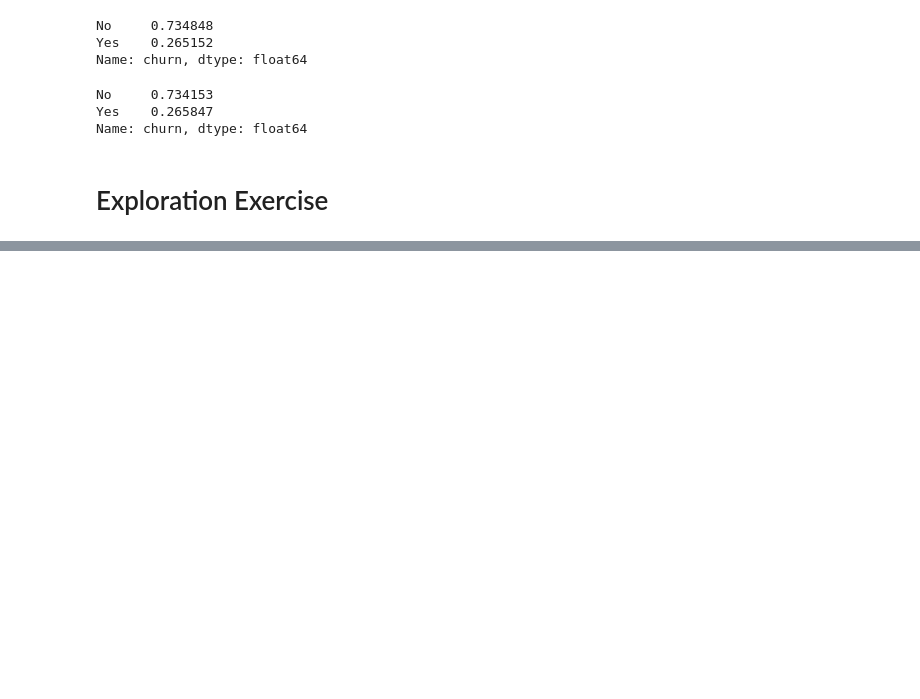
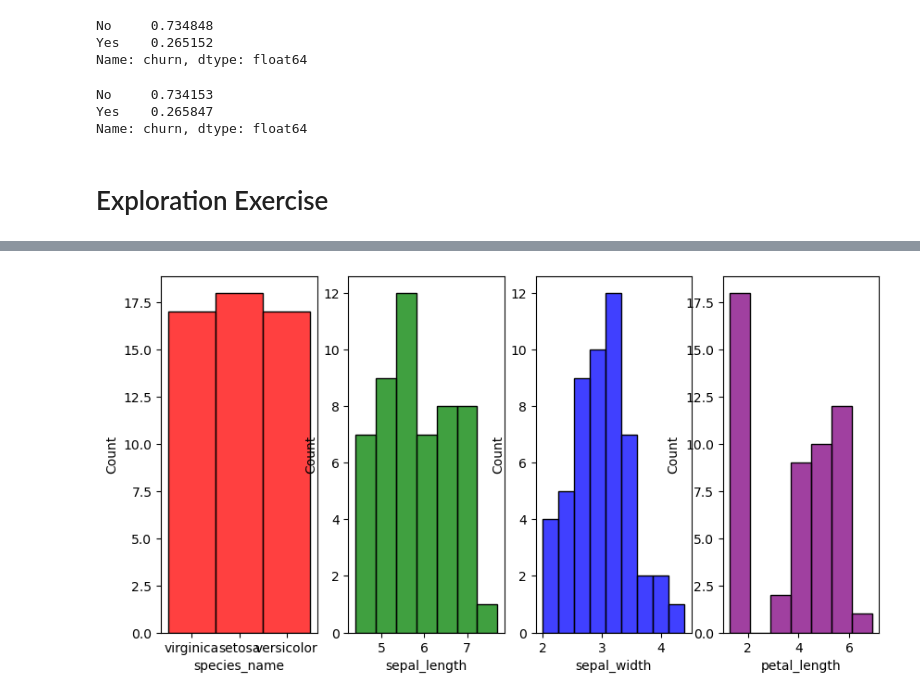
Before and after one commit to Thoai-Adam/classificatin-exercises, a Jupyter notebook: classification_exercises.ipynb, the cells around one changed output, grey strips where cells are left out. Drawn from its saved outputs; the diff is of its cells as text; code cells hidden in the pictures; blank space fills up the shorter version.

```diff
--- a/classification_exercises.ipynb
+++ b/classification_exercises.ipynb
@@ -485,3 +491,21 @@ Yes    0.265847
 Name: churn, dtype: float64
 # %% [markdown]
 # Exploration Exercise
+# %%
+def new_iris_data():
+    sql_query = ("SELECT species_id, species_name, sepal_length, sepal_width, petal_length, petal_width FROM measurements JOIN species USING(species_id)")
+    # Read in datafr from Codeup db.
+    df = pd.read_sql(sql_query, get_connection('iris_db'))
+    return df
+
+
+def get_iris_data():
+    if os.path.isfile('iris_df.csv'):
+        # If csv file exists read in data from csv file.
+        df = pd.read_csv('iris_df.csv', index_col=0)
+    else:
+        # Read fresh data from Codeup db into a dataframe
+        df = new_iris_data()
+        # Cache data
+        df.to_csv('iris_df.csv')
+    return df
@@ -487,0 +517,3 @@ Name: churn, dtype: float64
+# %%
+iris_df = new_iris_data()
+iris_df.head()
@@ -487,0 +527,12 @@ Name: churn, dtype: float64
+# %%
+train, validate, test = split_data(iris_df, target = 'species_name')
+# %%
+# Histogram for each measurement type
+f, axes = plt.subplots(1, 4, figsize=(10,5))
+sns.histplot(train.iloc[:,1], color="red", ax=axes[0])
+sns.histplot(train.iloc[:,2], color="green", ax=axes[1])
+sns.histplot(train.iloc[:,3], color="blue", ax=axes[2])
+sns.histplot(train.iloc[:,4], color="purple", ax=axes[3])
+plt.show()
+# %% [output]
+[figure, added]
```
Also changed, not shown: parts of 44 cells of this notebook, 2 other files.
